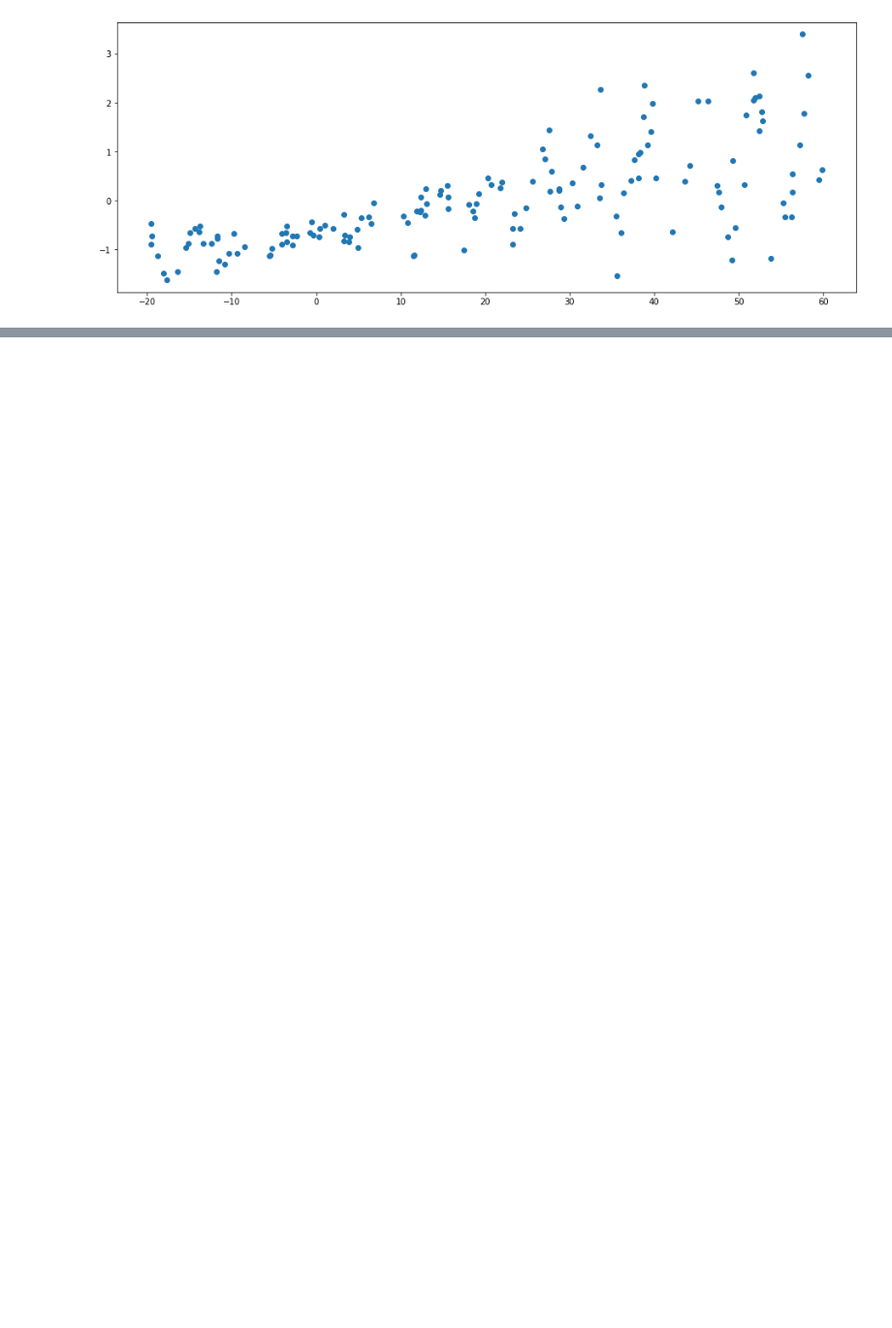
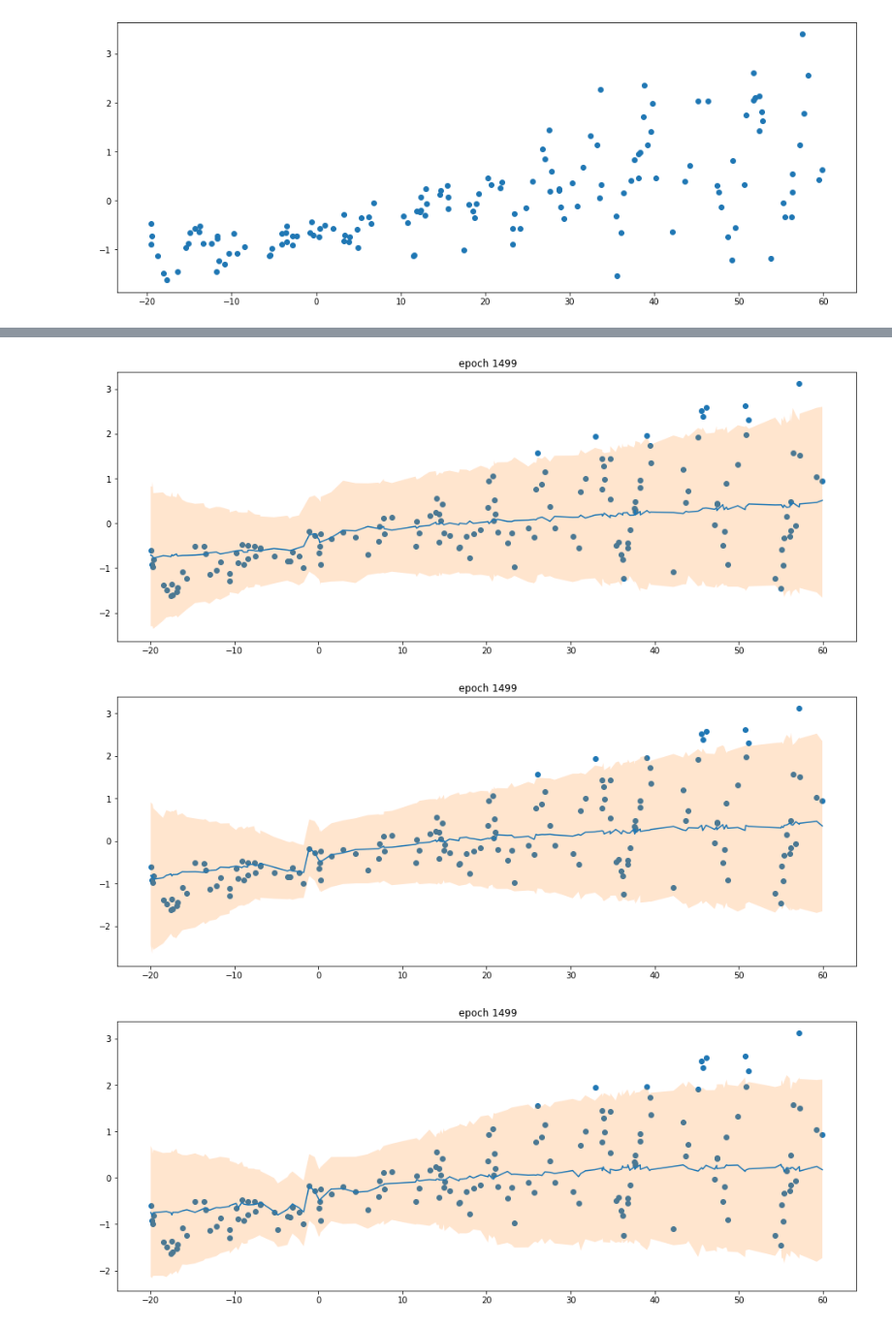
Before and after one commit to EastbayML/VariationalInference, a Jupyter notebook: VariationalInference.ipynb, the cells around one changed output, grey strips where cells are left out. Shown: that part at 97% size. Saved outputs shown, nothing was run; the diff lists cells and outputs as text; code cells hidden in the pictures; blank space fills up the shorter version.

```diff
--- a/VariationalInference.ipynb
+++ b/VariationalInference.ipynb
@@ -149,0 +142,16 @@ for dataset in range(ndatasets):
+# %%
+#try consecutive trainings on a split dataset
+ndatasets=5
+npoints=750
+
+m = VI()
+pointsPerDataset=int(npoints/ndatasets)
+y,x = load_dataset(n=npoints,n_tst=npoints) #get the full dataset
+idxs=np.random.permutation(npoints) # determine random selection from the dataset
+for dataset in range(ndatasets):
+  pts=np.sort(idxs[:dataset+1*pointsPerDataset]) # get first sorted subset of points
+  train(m,x[pts],y[pts])
+# %% [output]
+[figure, added]
+[figure, added]
+[figure, added]
```
Also changed, not shown: parts of 11 cells of this notebook.
